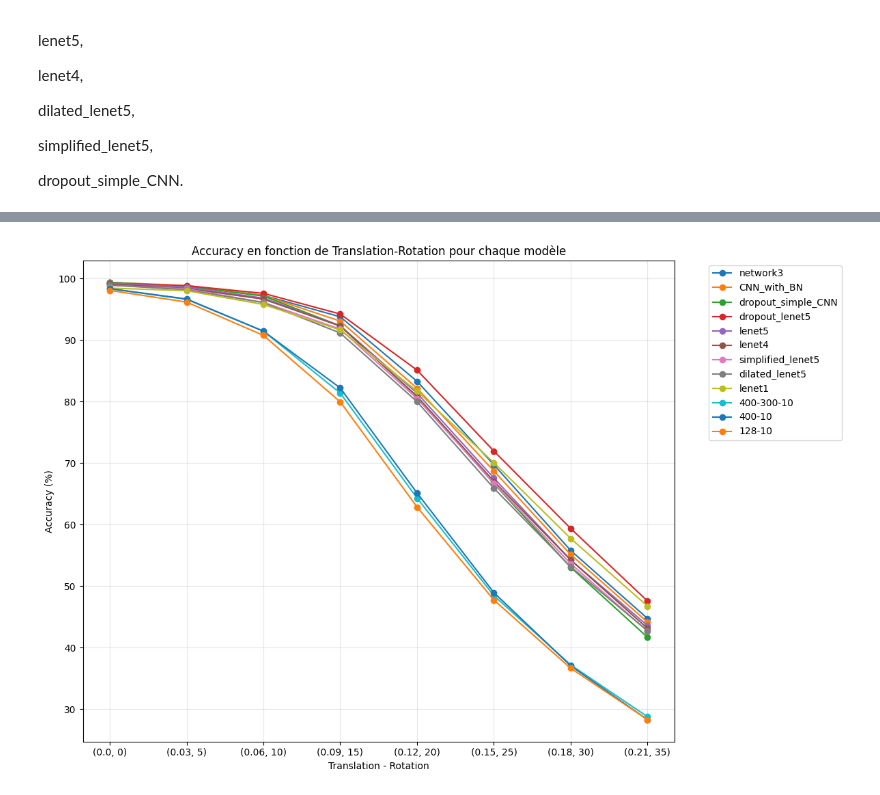
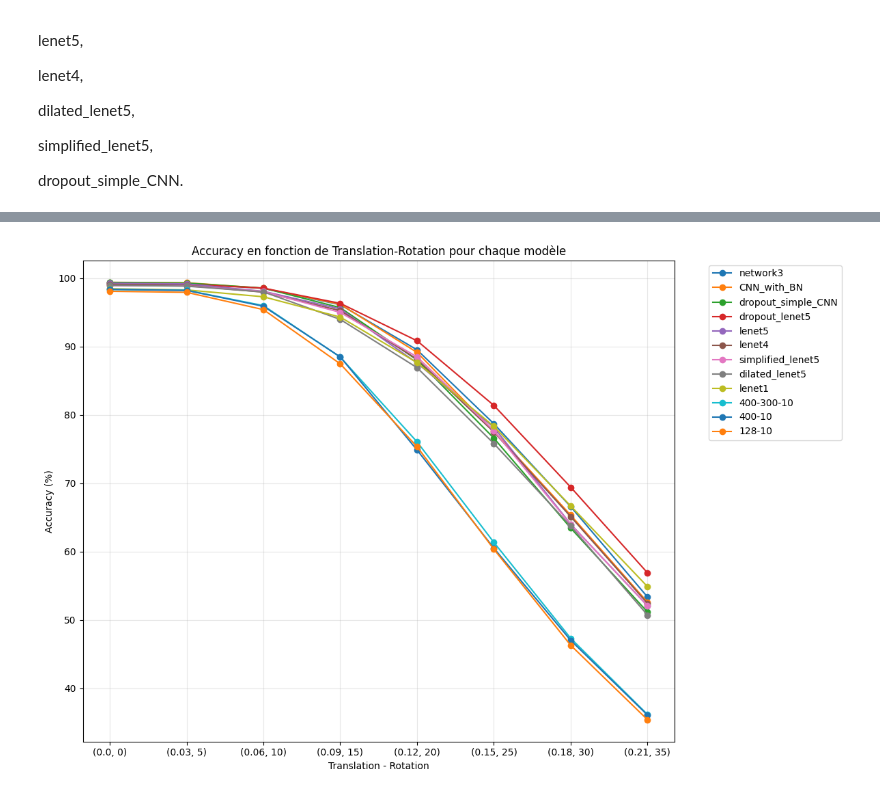
Before and after one commit to big-gic/CNN_Hekzam, a Jupyter notebook: analyse.ipynb, the cells around one changed output, grey strips where cells are left out. Cells and saved outputs as stored; diff of their text form; code cells hidden in the pictures.

Commit message:
"robustesse_affine"

```diff
--- a/analyse.ipynb
+++ b/analyse.ipynb
@@ -336,0 +436,2 @@ df4
+# %%
+df_test_list_affine = pd.read_csv("created_files/results_test_list_affine.csv")
@@ -336,0 +454,11 @@ df4
+# %%
+nb_nets = 12
+accuracy_list = [df_test_list_affine["accuracy"].iloc[i * nb_nets : (i + 1) * nb_nets].tolist() for i in range(8)]
+
+df_accuracies_affine = pd.DataFrame(accuracy_list).T
+
+model_names = df_test_list_affine["net_name"].iloc[:nb_nets].tolist()
+df_accuracies_affine.index = model_names
+df_accuracies_affine.index.name = "net_name"
+
+df_accuracies_affine.columns = [(round(i * 0.03, 2), i * 5) for i in range(df_accuracies_affine.shape[1])]
@@ -337,15 +482,15 @@ df4
 # %%
 plt.figure(figsize=(12, 8))
-tuples = df4.columns
-for model in df4.index:
-    plt.plot(tuples, df4.loc[model].values, marker='o', label=model)
+tuples = [str(t) for t in df_accuracies_affine.columns]
+for model in df_accuracies_affine.index:
+    plt.plot(tuples, df_accuracies_affine.loc[model].values, marker='o', label=model)
 
 plt.xlabel('Translation - Rotation')
 plt.ylabel('Accuracy (%)')
 plt.title('Accuracy en fonction de Translation-Rotation pour chaque modèle')
 plt.legend(bbox_to_anchor=(1.05, 1), loc='upper left')
 plt.grid(True, alpha=0.3)
 plt.tight_layout()
 plt.show()
 # %% [output]
-[figure, old version]
+[figure, new version]
```
Also changed, not shown: parts of 37 cells of this notebook, 19 other files.
